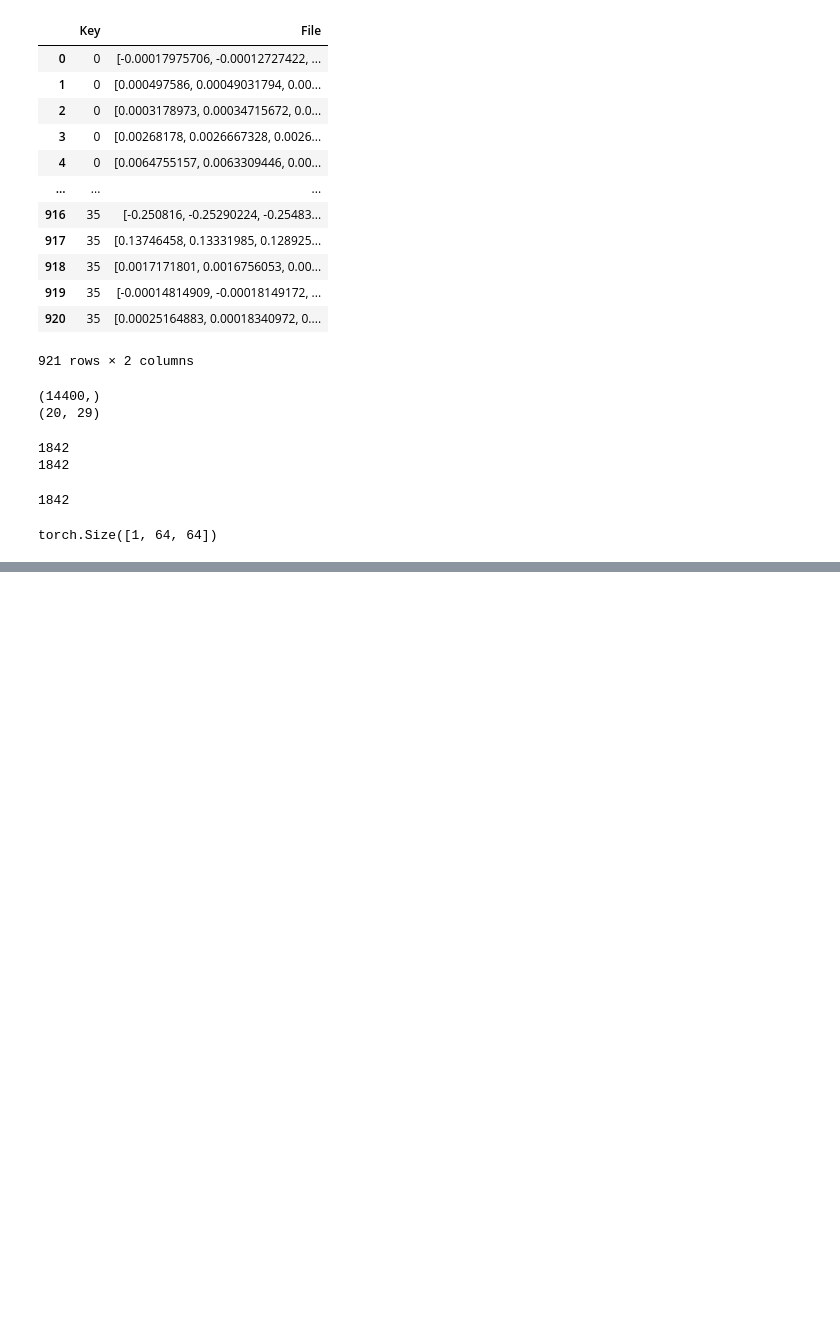
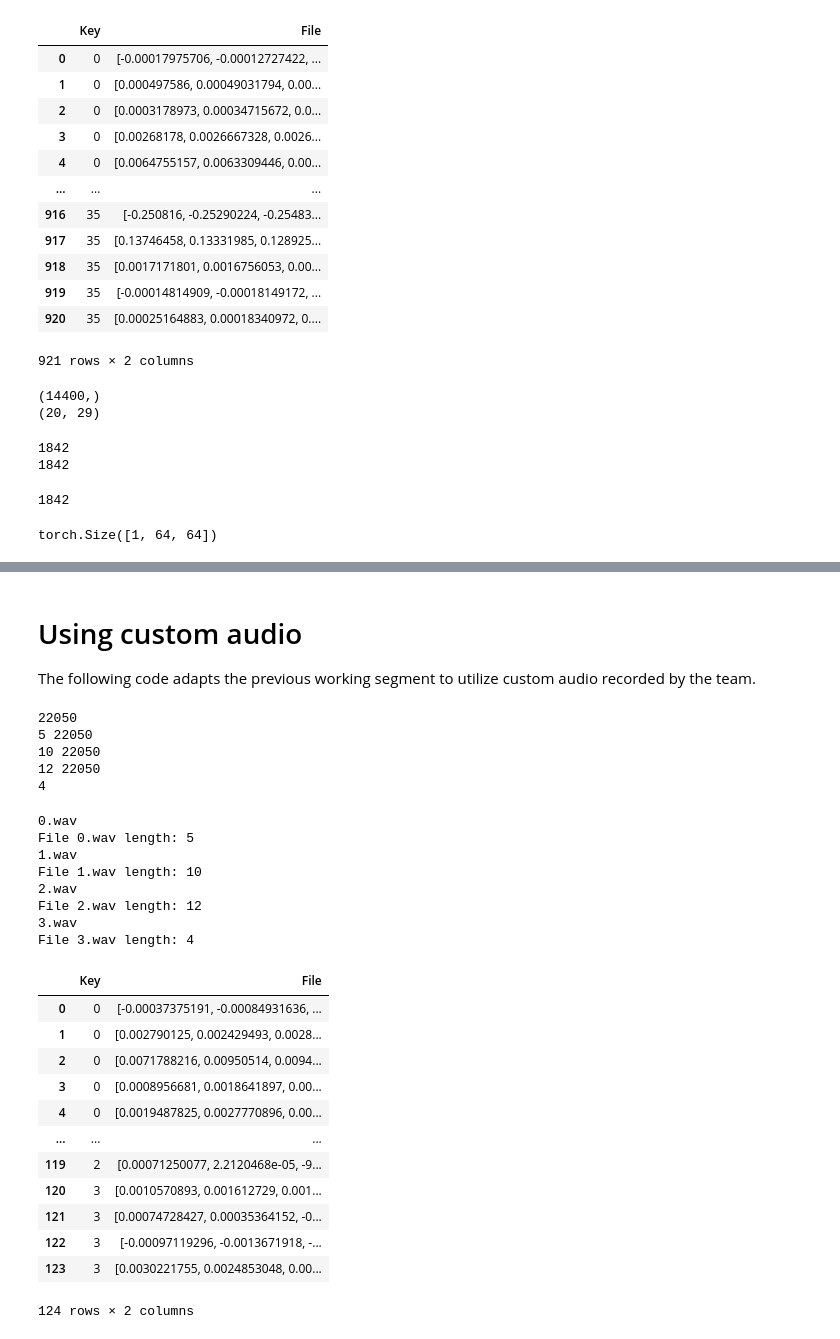
Before and after one commit to blondiedies/Binary-class, a Jupyter notebook: ClassificationCNN/TryingHybridCNNFinal.ipynb, the cells around one changed output, grey strips where cells are left out. Cells and saved outputs as stored; diff of their text form; code cells hidden in the pictures; blank space fills up the shorter version.

Commit message:
Model uses custom audio now (WIP)

```diff
--- a/ClassificationCNN/TryingHybridCNNFinal.ipynb
+++ b/ClassificationCNN/TryingHybridCNNFinal.ipynb
@@ -57,26 +57,42 @@ def isolator(signal, sample_rate, n_fft, hop_length, before, after, threshold, s
 # %%
 # Constants we actually need for the task
 MBP_AUDIO_DIR = '../Dataset-for-Binary/base-audio/'
+MBP_AUDIO_CUSTOM_DIR = '../Dataset-custom-audio/base-audio/' #for custom audio testing
 keys_s = '1234567890QWERTYUIOPASDFGHJKLZXCVBNM'
 # keys_s = '12'
 labels = list(keys_s)
 keys = ['audio_' + k + '.wav' for k in labels]
 data_dict = {'Key':[], 'File':[]}
+data_dict_t= {'Key':[], 'File':[]} #for custom audio testing
 device = "cuda" if torch.cuda.is_available() else "mps" if torch.backends.mps.is_available() else "cpu"
 # %%
-def create_dataset(n_fft, hop_length, before, after):
+def create_dataset(n_fft, hop_length, before, after, keys, custom_audio=False):
     for i, File in enumerate(keys):
-        loc = MBP_AUDIO_DIR + File
+        if custom_audio:
+            File.replace('audio_', '')
+            print(File)
+            loc = MBP_AUDIO_CUSTOM_DIR + File
+        else:
+            loc = MBP_AUDIO_DIR + File
         samples, sr = librosa.load(loc)
         prom = 0.06
         step = 0.005
         strokes = isolator(samples, sr, n_fft, hop_length, before, after, prom, False )
         print(f'File {File} length: {len(strokes)}')
         label = [labels[i]]*len(strokes)
-        data_dict['Key'] += label
-        data_dict['File'] += strokes
+        #works fine here
+        if custom_audio:
+            data_dict_t['Key'] += label
+            data_dict_t['File'] += strokes
+        else:
+            data_dict['Key'] += label
+            data_dict['File'] += strokes
 
-    df = pd.DataFrame(data_dict)
+
+    if custom_audio:
+        df = pd.DataFrame(data_dict_t)
+    else:
+        df = pd.DataFrame(data_dict)
     mapper = {}
     counter = 0
     for l in df['Key']:
@@ -572,3 +588,48 @@ def empty_file(csv_file_path):
         writer.writerow(header)  # Wr`ite the header back to the file
 # %%
 # empty_file('model_comparison.csv')
+# %% [markdown]
+# Using custom audio
+
+The following code adapts the previous working segment to utilize custom audio recorded by the team.
+# %%
+#Using audio from custom-audio to create the test_set
+keys_t_s='0123'
+labels_t = list(keys_t_s)
+keys_t = [k + '.wav' for k in labels_t]
+
+for key in keys_t:
+    sample_t, sr_t = librosa.load(f'../Dataset-custom-audio/base-audio/{key}')
+    print(sr_t)
+    print(len(isolator(sample_t, sr_t, 1024, 225, 2400, 12000, 0.06)), end=' ')
+# %% [output]
+22050
+5 22050
+10 22050
+12 22050
+4
+# %%
+mbp_dataset_t = create_dataset(n_fft, hop_length, before, after, keys_t, custom_audio=True)
+mbp_dataset_t
+# %% [output]
+0.wav
+File 0.wav length: 5
+1.wav
+File 1.wav length: 10
+2.wav
+File 2.wav length: 12
+3.wav
+File 3.wav length: 4
+|  | Key | File |
+| 0 | 0 | [-0.00037375191, -0.00084931636, ... |
+| 1 | 0 | [0.002790125, 0.002429493, 0.0028... |
+| 2 | 0 | [0.0071788216, 0.00950514, 0.0094... |
+| 3 | 0 | [0.0008956681, 0.0018641897, 0.00... |
+| 4 | 0 | [0.0019487825, 0.0027770896, 0.00... |
+| ... | ... | ... |
+| 119 | 2 | [0.00071250077, 2.2120468e-05, -9... |
+| 120 | 3 | [0.0010570893, 0.001612729, 0.001... |
+| 121 | 3 | [0.00074728427, 0.00035364152, -0... |
+| 122 | 3 | [-0.00097119296, -0.0013671918, -... |
+| 123 | 3 | [0.0030221755, 0.0024853048, 0.00... |
+124 rows × 2 columns
```
Also changed, not shown: parts of 8 cells of this notebook, 3 other files.
